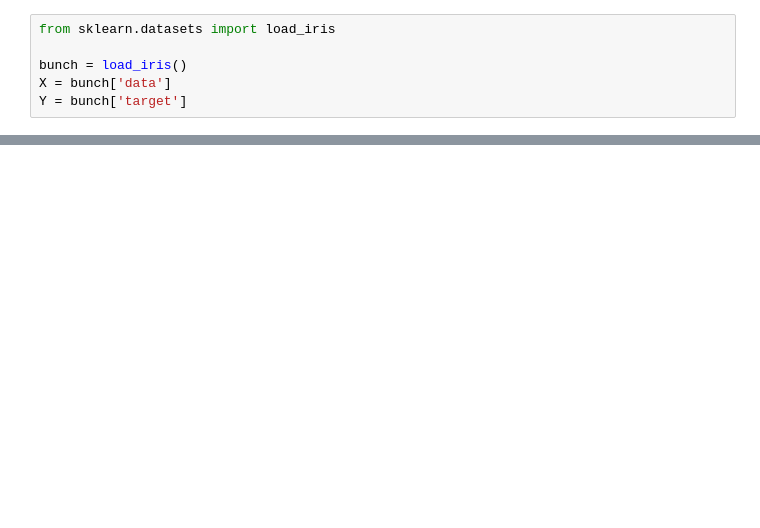
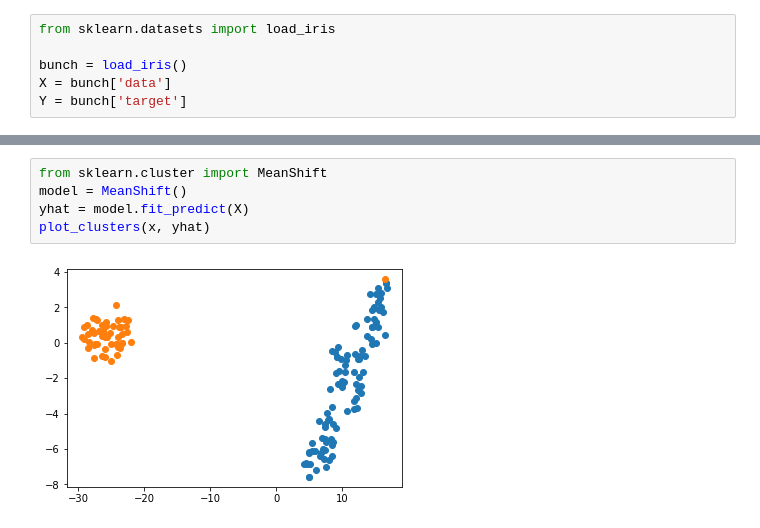
Before and after one commit to 510t/ML, a Jupyter notebook: clustering.ipynb, the cells around one changed output, grey strips where cells are left out. Cells and saved outputs as stored; diff of their text form; blank space fills up the shorter version.

```diff
--- a/clustering.ipynb
+++ b/clustering.ipynb
@@ -28,0 +35,7 @@ array([[5.1, 3.5, 1.4, 0.2],
+# %%
+from sklearn.cluster import MeanShift
+model = MeanShift()
+yhat = model.fit_predict(X)
+plot_clusters(x, yhat)
+# %% [output]
+[figure, added]
```
Also changed, not shown: parts of 5 cells of this notebook.
